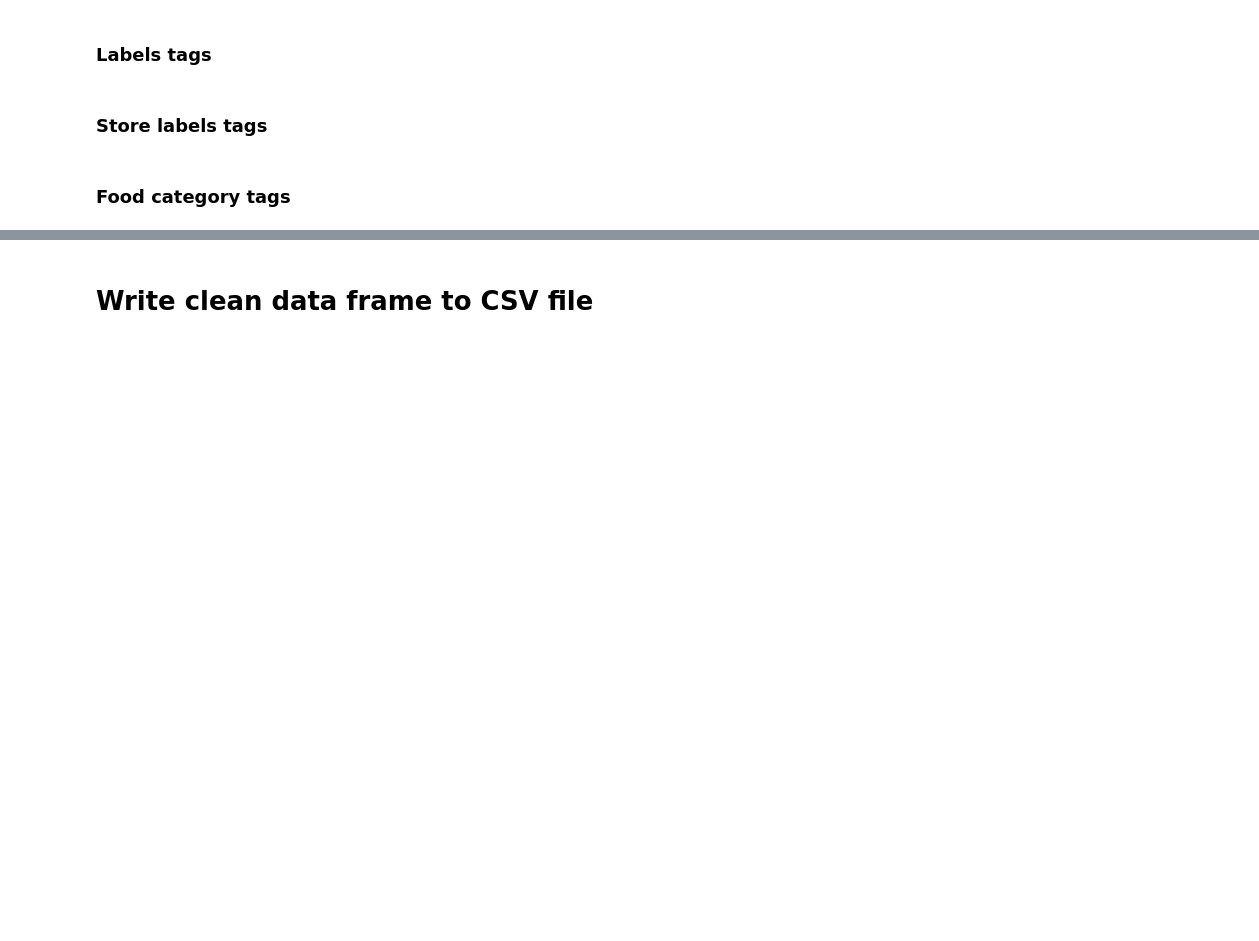
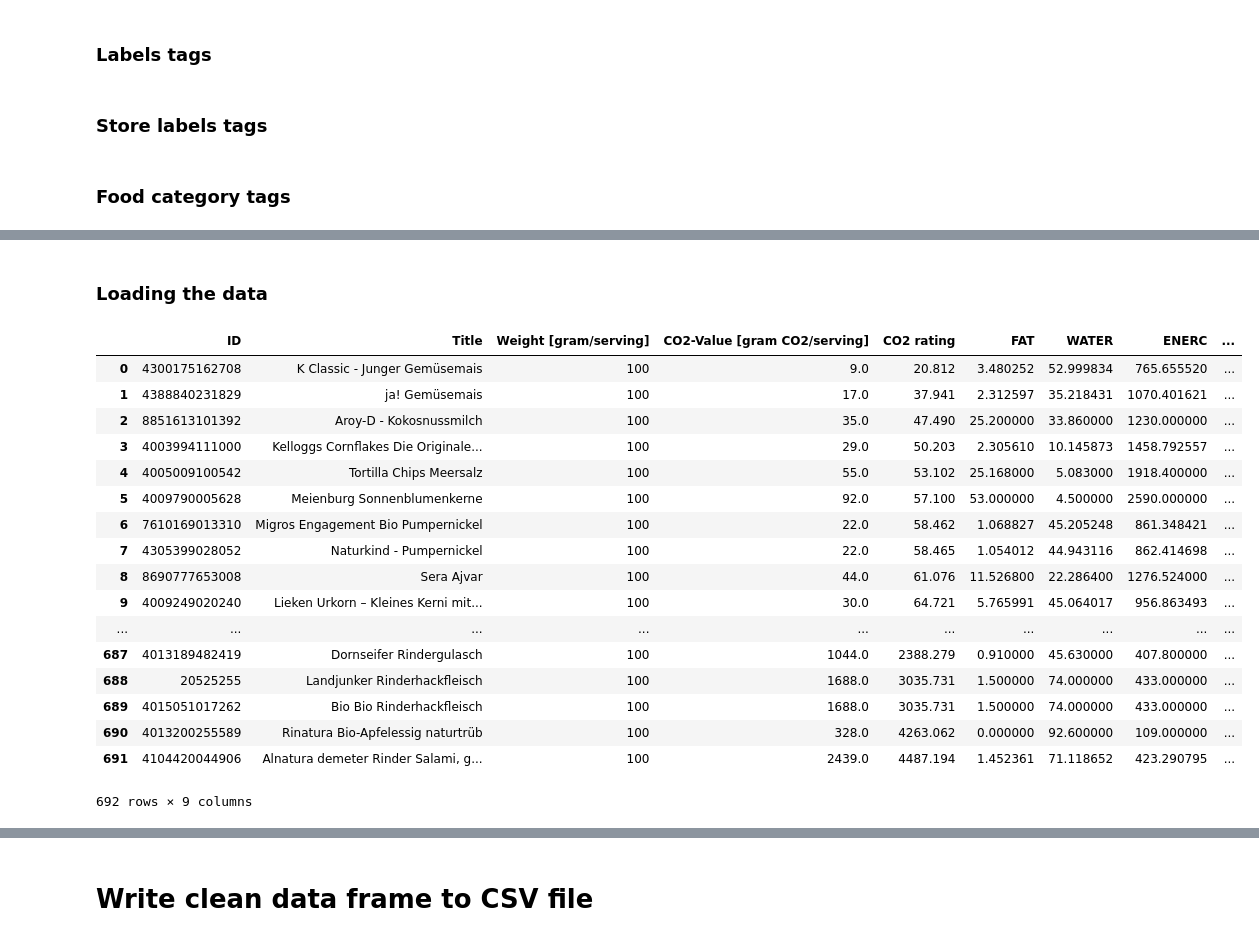
Before and after one commit to RedHotDataProject/Project_ADA, a Jupyter notebook: Open Food Facts - Cleanse data.ipynb, the cells around one changed output, grey strips where cells are left out. Saved outputs shown, nothing was run; the diff lists cells and outputs as text; code cells hidden in the pictures; blank space fills up the shorter version.

```diff
--- a/Open Food Facts - Cleanse data.ipynb
+++ b/Open Food Facts - Cleanse data.ipynb
@@ -148,0 +169,2 @@ food_facts_pd.stores[1]
+# %% [markdown]
+### Loading the data
@@ -148,0 +177,21 @@ food_facts_pd.stores[1]
+# %%
+carbon_footprint_pd
+# %% [output]
+|  | ID | Title | Weight [gram/serving] | CO2-Value [gram CO2/serving] | CO2 rating | FAT | WATER | ENERC | ... |
+| 0 | 4300175162708 | K Classic - Junger Gemüsemais | 100 | 9.0 | 20.812 | 3.480252 | 52.999834 | 765.655520 | ... |
+| 1 | 4388840231829 | ja! Gemüsemais | 100 | 17.0 | 37.941 | 2.312597 | 35.218431 | 1070.401621 | ... |
+| 2 | 8851613101392 | Aroy-D - Kokosnussmilch | 100 | 35.0 | 47.490 | 25.200000 | 33.860000 | 1230.000000 | ... |
+| 3 | 4003994111000 | Kelloggs Cornflakes Die Originale... | 100 | 29.0 | 50.203 | 2.305610 | 10.145873 | 1458.792557 | ... |
+| 4 | 4005009100542 | Tortilla Chips Meersalz | 100 | 55.0 | 53.102 | 25.168000 | 5.083000 | 1918.400000 | ... |
+| 5 | 4009790005628 | Meienburg Sonnenblumenkerne | 100 | 92.0 | 57.100 | 53.000000 | 4.500000 | 2590.000000 | ... |
+| 6 | 7610169013310 | Migros Engagement Bio Pumpernickel | 100 | 22.0 | 58.462 | 1.068827 | 45.205248 | 861.348421 | ... |
+| 7 | 4305399028052 | Naturkind - Pumpernickel | 100 | 22.0 | 58.465 | 1.054012 | 44.943116 | 862.414698 | ... |
+| 8 | 8690777653008 | Sera Ajvar | 100 | 44.0 | 61.076 | 11.526800 | 22.286400 | 1276.524000 | ... |
+| 9 | 4009249020240 | Lieken Urkorn – Kleines Kerni mit... | 100 | 30.0 | 64.721 | 5.765991 | 45.064017 | 956.863493 | ... |
+| ... | ... | ... | ... | ... | ... | ... | ... | ... | ... |
+| 687 | 4013189482419 | Dornseifer Rindergulasch | 100 | 1044.0 | 2388.279 | 0.910000 | 45.630000 | 407.800000 | ... |
+| 688 | 20525255 | Landjunker Rinderhackfleisch | 100 | 1688.0 | 3035.731 | 1.500000 | 74.000000 | 433.000000 | ... |
+| 689 | 4015051017262 | Bio Bio Rinderhackfleisch | 100 | 1688.0 | 3035.731 | 1.500000 | 74.000000 | 433.000000 | ... |
+| 690 | 4013200255589 | Rinatura Bio-Apfelessig naturtrüb | 100 | 328.0 | 4263.062 | 0.000000 | 92.600000 | 109.000000 | ... |
+| 691 | 4104420044906 | Alnatura demeter Rinder Salami, g... | 100 | 2439.0 | 4487.194 | 1.452361 | 71.118652 | 423.290795 | ... |
+692 rows × 9 columns
```
Also changed, not shown: parts of 8 cells of this notebook.
